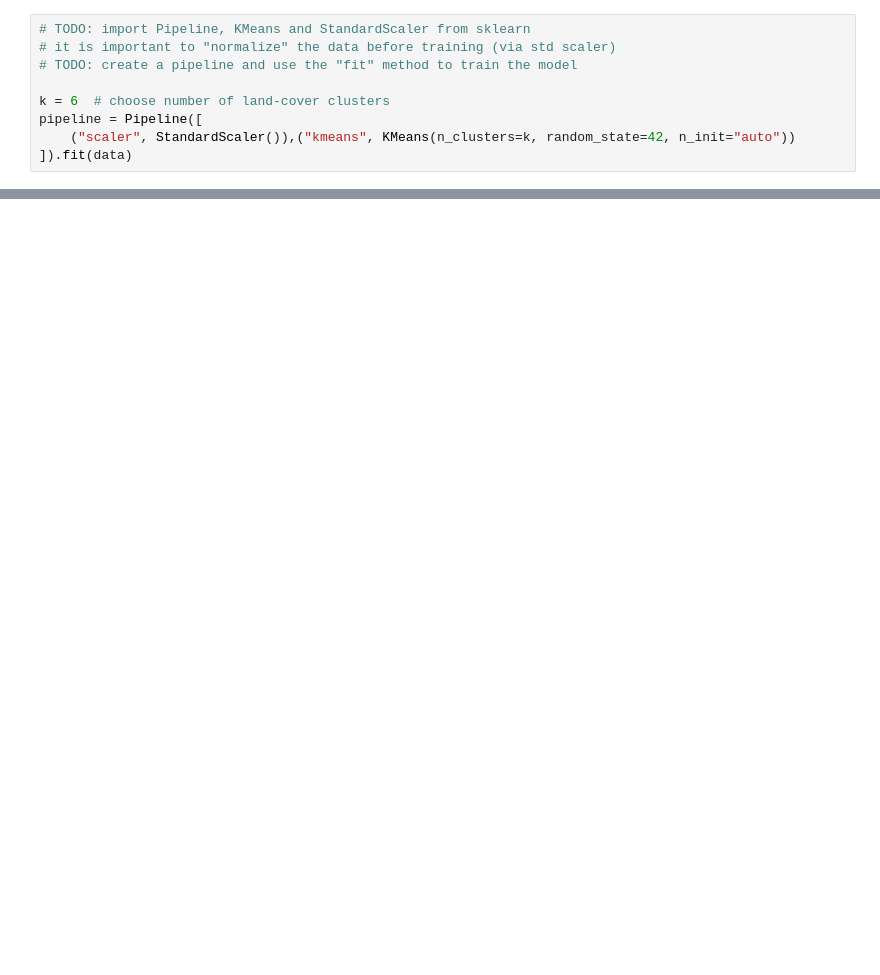
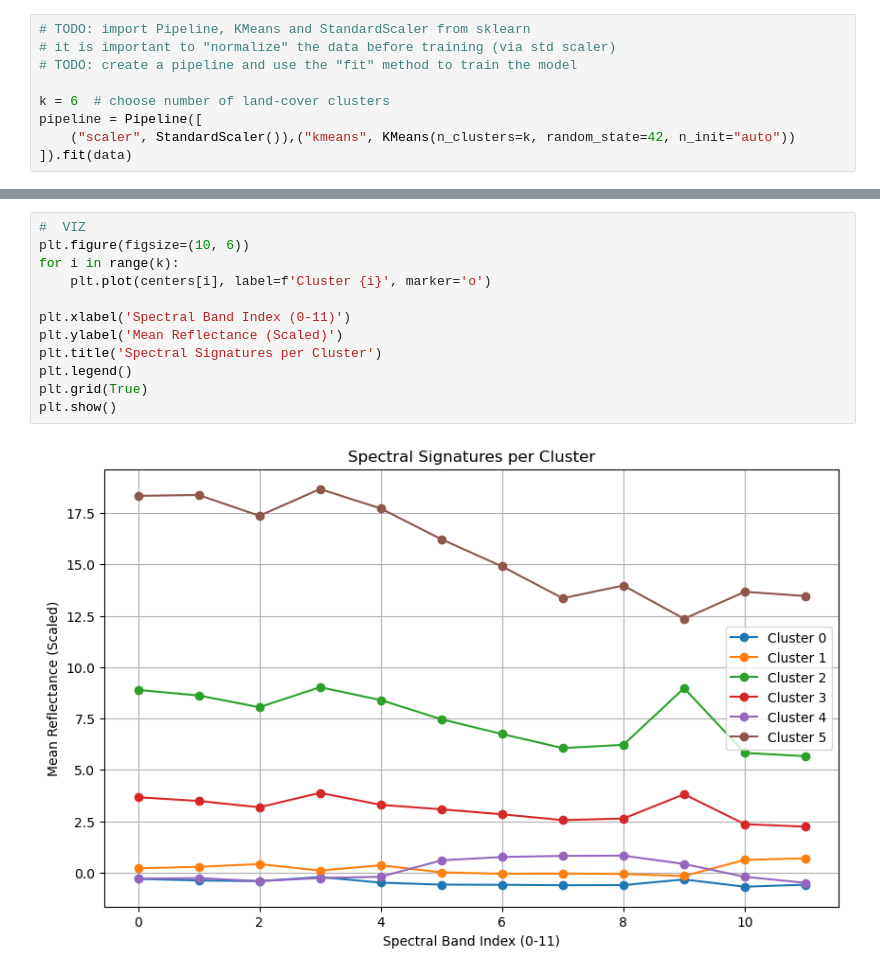
Before and after one commit to wxb-sly/aice-2026-bc, a Jupyter notebook: notebooks/GP_LULC.ipynb, the cells around one changed output, grey strips where cells are left out. Cells and saved outputs as stored; diff of their text form; blank space fills up the shorter version.

```diff
--- a/notebooks/GP_LULC.ipynb
+++ b/notebooks/GP_LULC.ipynb
@@ -102,0 +127,14 @@ pipeline = Pipeline([
+# %%
+#  VIZ
+plt.figure(figsize=(10, 6))
+for i in range(k):
+    plt.plot(centers[i], label=f'Cluster {i}', marker='o')
+
+plt.xlabel('Spectral Band Index (0-11)')
+plt.ylabel('Mean Reflectance (Scaled)')
+plt.title('Spectral Signatures per Cluster')
+plt.legend()
+plt.grid(True)
+plt.show()
+# %% [output]
+[figure, added]
```
Also changed, not shown: parts of 6 cells of this notebook.
